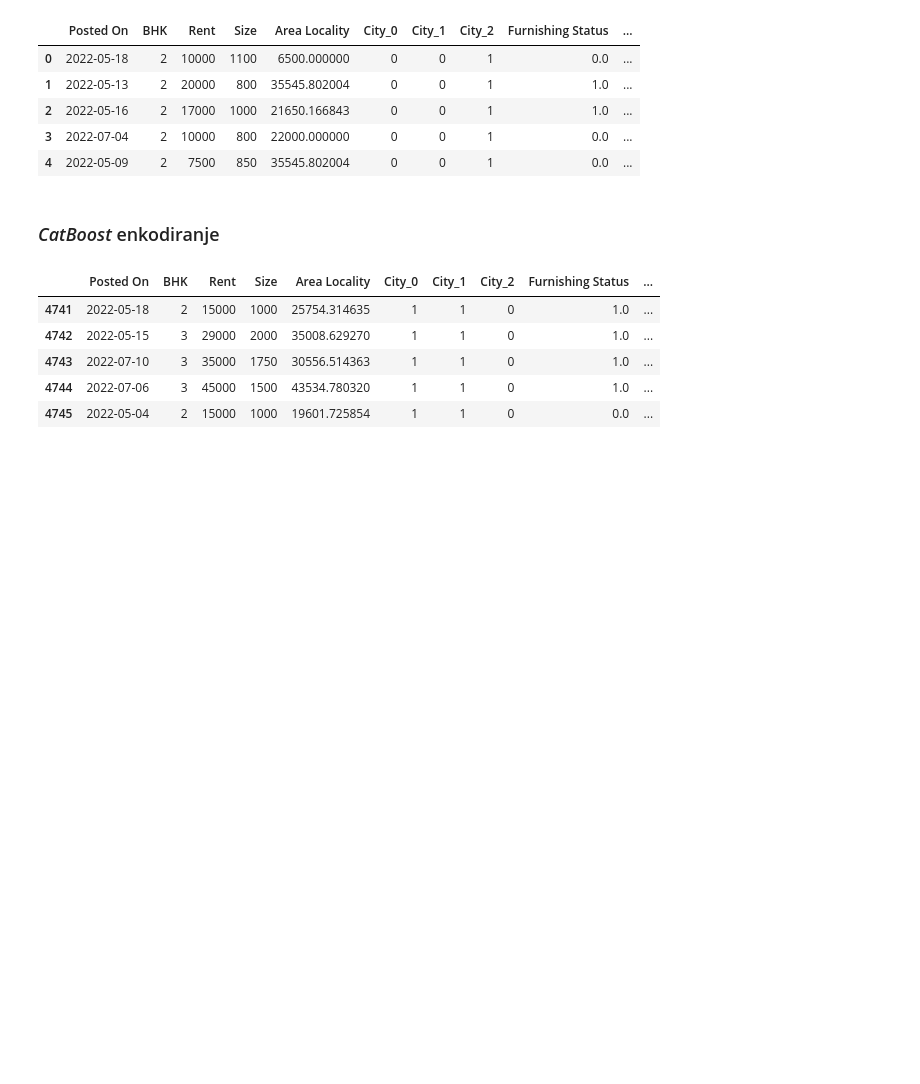
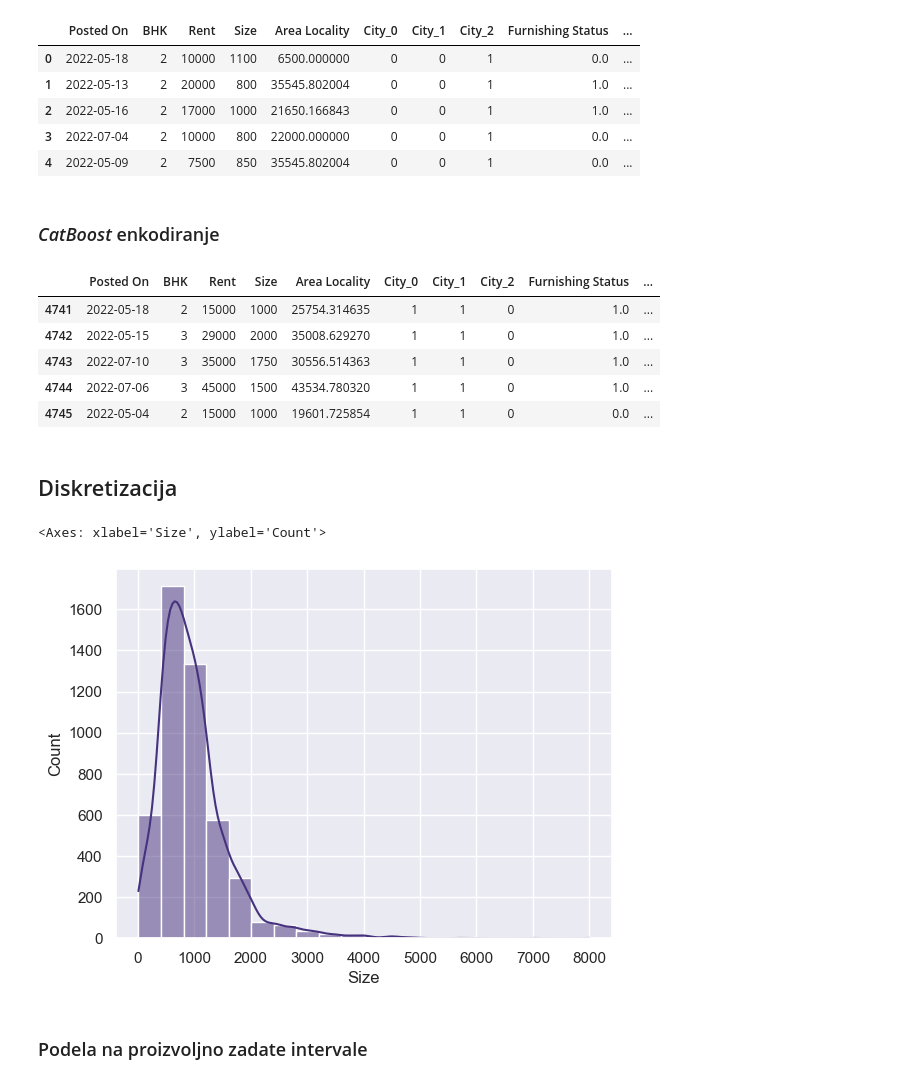
Before and after one commit to matija-speletic/preprocesiranje_seminarski_1, a Jupyter notebook: Transformacija_podataka_prakticni_deo.ipynb, the cells around one changed output. Saved outputs shown, nothing was run; the diff lists cells and outputs as text; code cells hidden in the pictures; blank space fills up the shorter version.

```diff
--- a/Transformacija_podataka_prakticni_deo.ipynb
+++ b/Transformacija_podataka_prakticni_deo.ipynb
@@ -665,3 +665,11 @@ df_area_encoded.tail()
 | 4743 | 2022-07-10 | 3 | 35000 | 1750 | 30556.514363 | 1 | 1 | 0 | 1.0 | ... |
 | 4744 | 2022-07-06 | 3 | 45000 | 1500 | 43534.780320 | 1 | 1 | 0 | 1.0 | ... |
 | 4745 | 2022-05-04 | 2 | 15000 | 1000 | 19601.725854 | 1 | 1 | 0 | 0.0 | ... |
+# %% [markdown]
+## Diskretizacija
+# %%
+
+sns.histplot(x='Size', data=df, bins=20, kde=True)
+# %% [output]
+<Axes: xlabel='Size', ylabel='Count'>
+[figure, added]
@@ -667,0 +678,2 @@ df_area_encoded.tail()
+# %% [markdown]
+### Podela na proizvoljno zadate intervale
```
Also changed, not shown: parts of 12 cells of this notebook.
